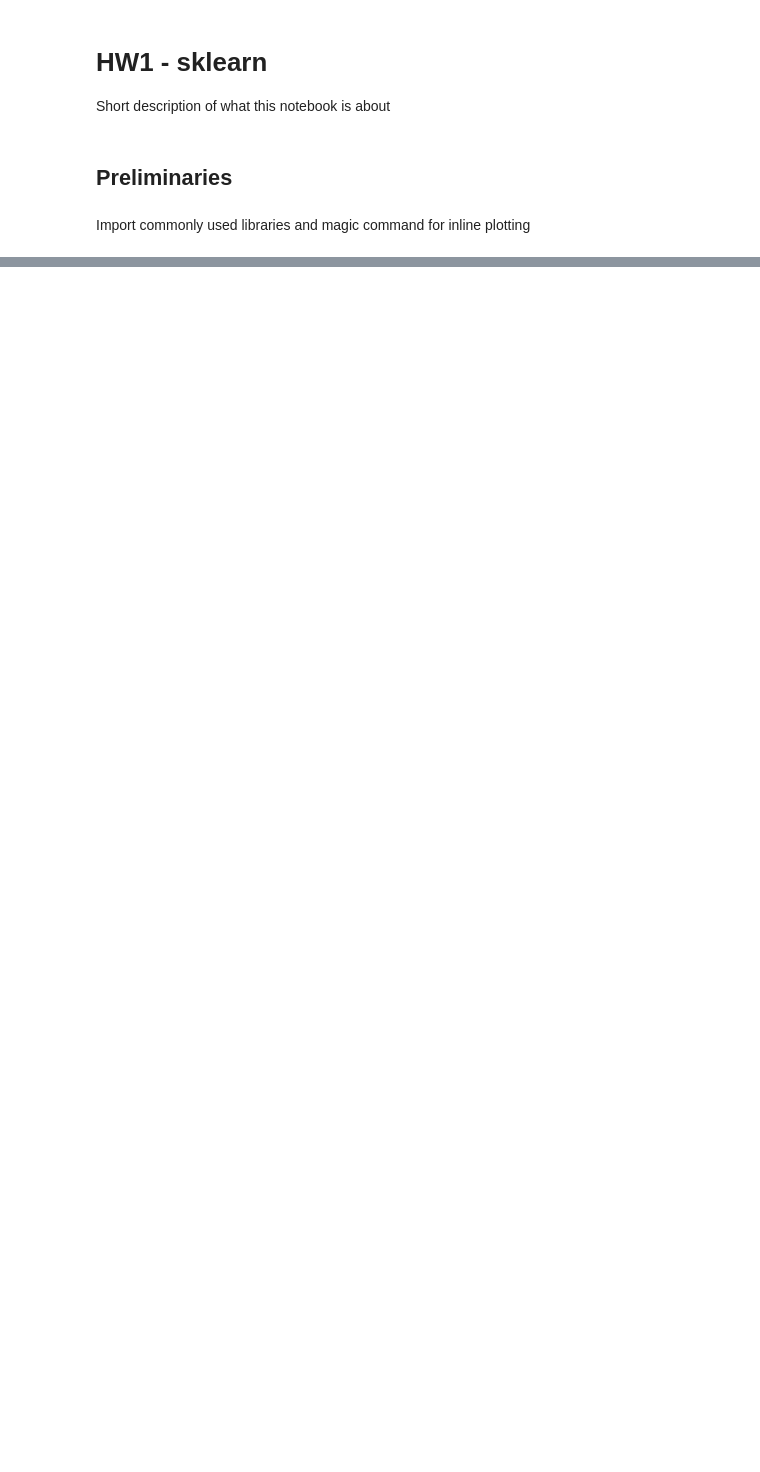
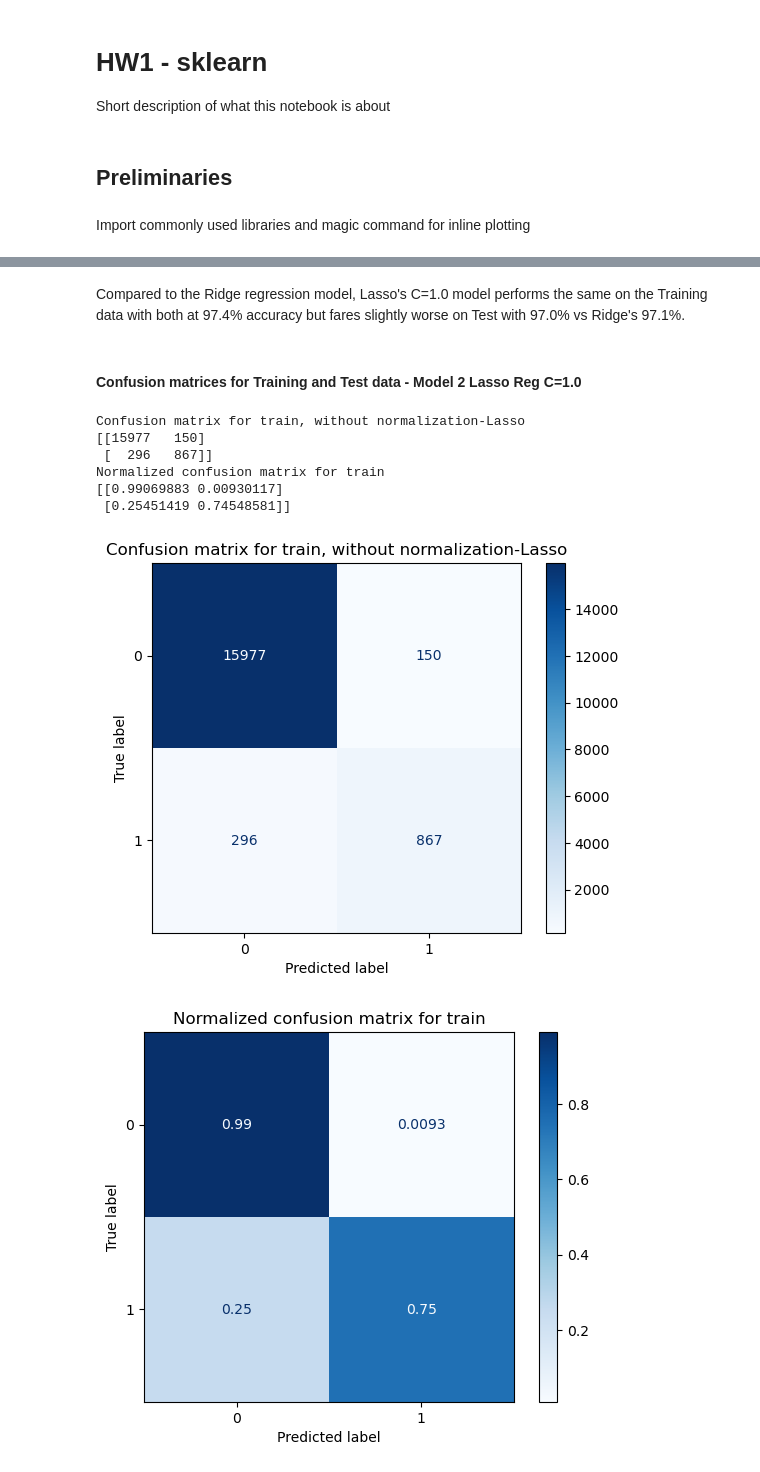
Before and after one commit to JulesU/hw1_sklearn, a Jupyter notebook: hw1_sklearn_jurbano.ipynb, the cells around one changed output, grey strips where cells are left out. Cells and saved outputs as stored; diff of their text form; code cells hidden in the pictures; blank space fills up the shorter version.

```diff
--- a/hw1_sklearn_jurbano.ipynb
+++ b/hw1_sklearn_jurbano.ipynb
@@ -24,0 +469,31 @@ This is where work gets done.
+# %% [markdown]
+Compared to the Ridge regression model, Lasso's C=1.0 model performs the same on the Training data with both at 97.4% accuracy but fares slightly worse on Test with 97.0% vs Ridge's 97.1%.
+# %% [markdown]
+#### Confusion matrices for Training and Test data - Model 2 Lasso Reg C=1.0
+# %%
+# Confusion Matrix for Training
+titles_options = [("Confusion matrix for train, without normalization-Lasso", None),
+                  ("Normalized confusion matrix for train", 'true')]
+
+class_names = clf_m2['classifier'].classes_
+
+for title, normalize in titles_options:
+    disp = ConfusionMatrixDisplay.from_estimator(clf_m2, X_train, y_train,
+                                 display_labels=class_names,
+                                 cmap=plt.cm.Blues,
+                                 normalize=normalize)
+    disp.ax_.set_title(title)
+
+    print(title)
+    print(disp.confusion_matrix)
+
+plt.show()
+# %% [output]
+Confusion matrix for train, without normalization-Lasso
+[[15977   150]
+ [  296   867]]
+Normalized confusion matrix for train
+[[0.99069883 0.00930117]
+ [0.25451419 0.74548581]]
+[figure, added]
+[figure, added]
```
Also changed, not shown: parts of 89 cells of this notebook, 1 other file.
